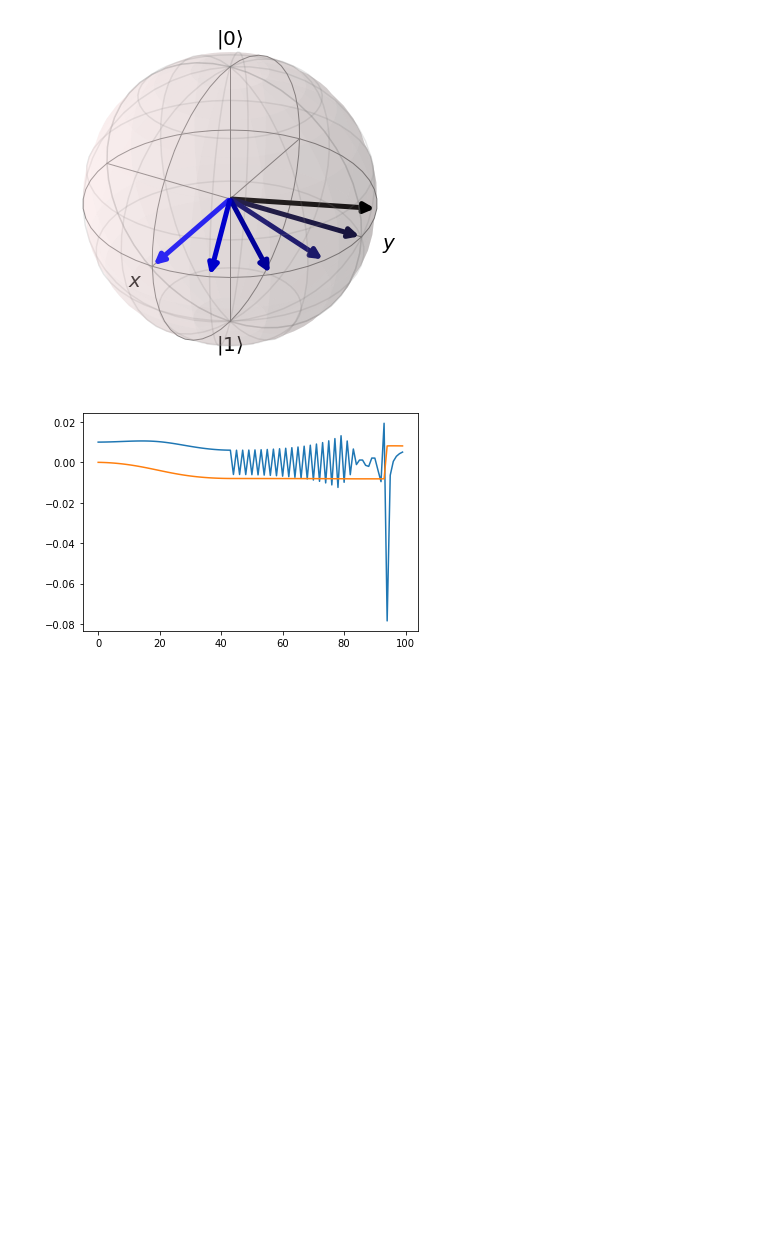
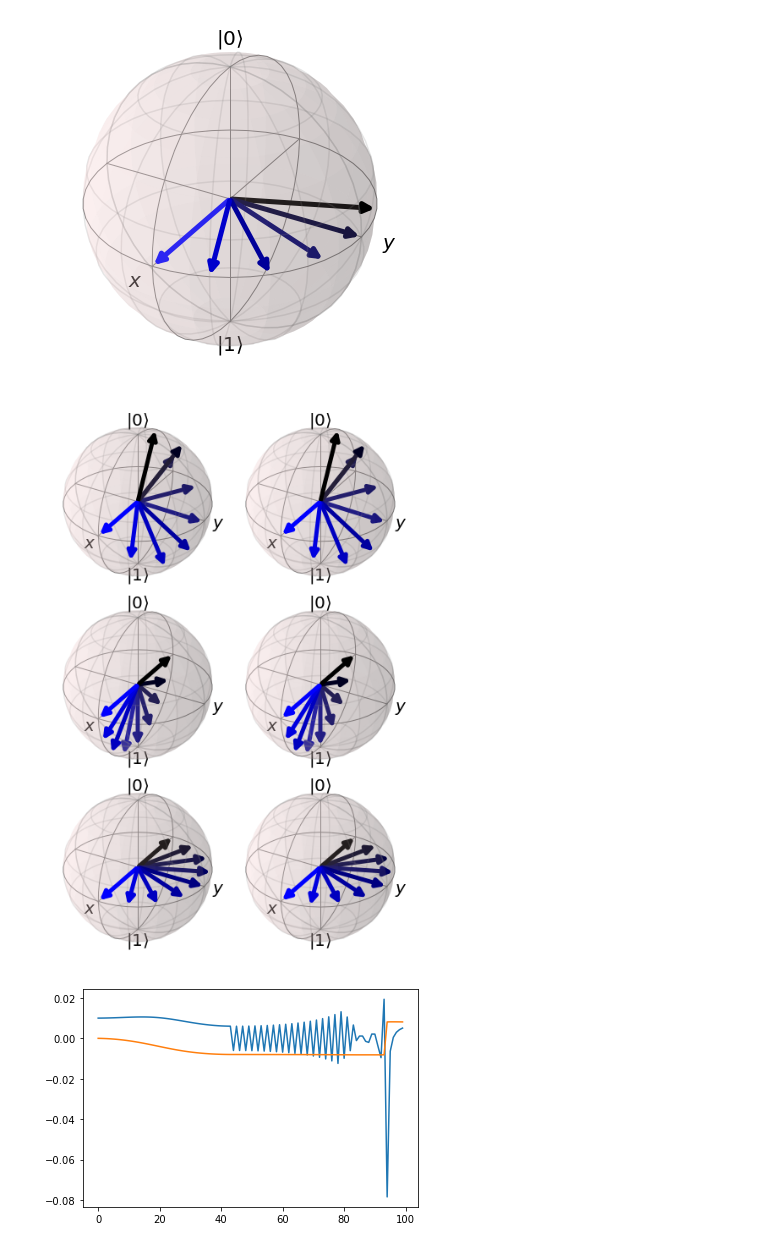
Before and after one commit to Sultanow/quantum, a Jupyter notebook: bloch_sphere/rotate_su2_qiskit_eldar-sultanow.ipynb, the cells around one changed output. Cells and saved outputs as stored; diff of their text form; code cells hidden in the pictures; blank space fills up the shorter version.

```diff
--- a/bloch_sphere/rotate_su2_qiskit_eldar-sultanow.ipynb
+++ b/bloch_sphere/rotate_su2_qiskit_eldar-sultanow.ipynb
@@ -196,6 +198,43 @@ _bloch.add_vectors(sv)
 _bloch.render()
 # %% [output]
 [figure]
+# %%
+fig = plt.figure(figsize = [6, 9])
+
+# Values are in fractions of figure width and height:
+positions = [
+    [0, 0],
+    [0.5, 0],
+    [0, 0.333],
+    [0.5, 0.333],
+    [0, 0.667],
+    [0.5, 0.667],
+]
+
+rotations = [[0, 0, pi/8], [0, 0, pi/8], [0, pi/8, 0], [0, pi/8, 0], [0, pi/8, pi/8], [0, pi/8, pi/8]]
+start_vec = [1, 0, 0]
+num_iterations = 8
+
+for m, rotation in enumerate(rotations):
+    ax = fig.add_axes([positions[m][0], positions[m][1], 0.5, 0.333], axes_class = Axes3D)
+    rot_x = rotation[0]
+    rot_y = rotation[1]
+    rot_z = rotation[2]
+    _bloch = Bloch(axes=ax)
+    _bloch.vector_color = get_gradient_colors([0, 0, 1], num_iterations)
+    sv = []
+    vec = start_vec
+    sv.append(vec)
+    for i in range(num_iterations):
+        M_q_rotated = rn_su2_euler(vec, rot_x, rot_y, rot_z)
+        (ϕ_rotated, θ_rotated) = extract_angles(M_q_rotated)
+        vec = np.array(to_cartesian([1, ϕ_rotated, θ_rotated]))
+        sv.append(vec)
+
+    _bloch.add_vectors(sv)
+    _bloch.render()
+# %% [output]
+[figure, added]
 # %%
 import matplotlib.pyplot as plt
 
```
Also changed, not shown: parts of 2 cells of this notebook.
